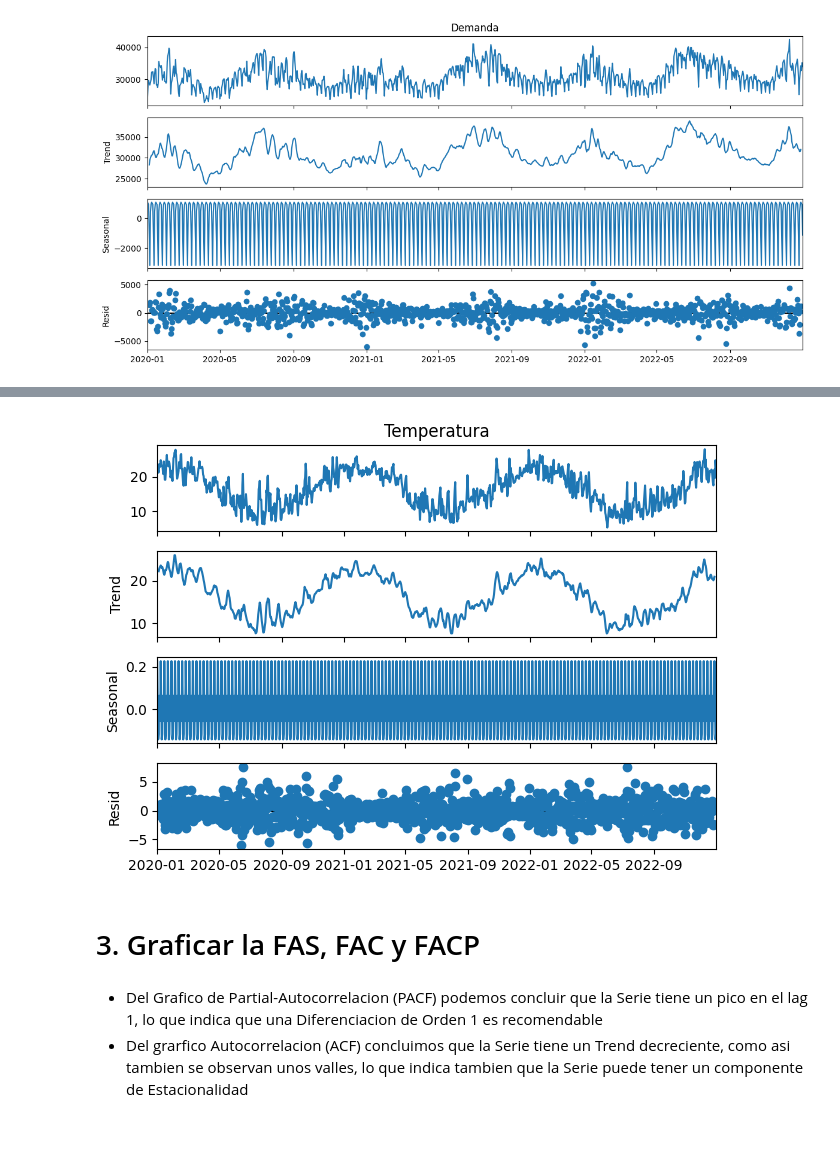
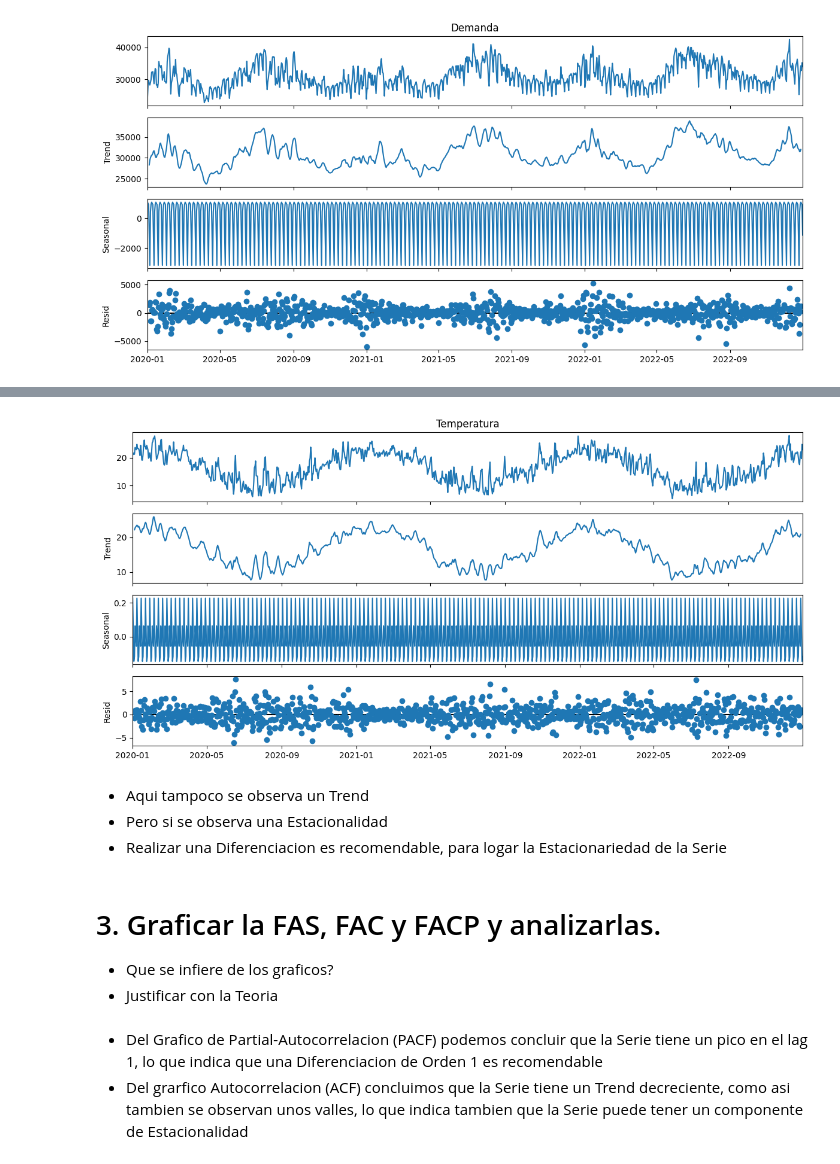
Before and after one commit to AndresMontesDeOca/TimeSeries, a Jupyter notebook: TP1_Ale_v3.ipynb, the cells around one changed output, grey strips where cells are left out. Drawn from its saved outputs; the diff is of its cells as text; code cells hidden in the pictures; blank space fills up the shorter version.

```diff
--- a/TP1_Ale_v3.ipynb
+++ b/TP1_Ale_v3.ipynb
@@ -333,6 +336,8 @@ plt.show()
 # %%
-# Viento
-decompose_viento = seasonal_decompose(data['Viento'], model='additive', period=7)
+# Plot the decomposed components
+plt.rcParams['figure.figsize'] = [12, 6]
+
+decompose_viento = seasonal_decompose(data['Viento'], model='additive')
 decompose_viento.plot()
 plt.show()
 # %% [output]
@@ -340,12 +350,20 @@ plt.show()
 # %%
-# Temperatura
-decompose_temperatura = seasonal_decompose(data['Temperatura'], model='additive', period=7)
+# Plot the decomposed components
+plt.rcParams['figure.figsize'] = [12, 6]
+
+decompose_temperatura = seasonal_decompose(data['Temperatura'], model='additive')
 decompose_temperatura.plot()
 plt.show()
 # %% [output]
-[figure, old version]
+[figure, new version]
+# %% [markdown]
+- Aqui tampoco se observa un Trend
+- Pero si se observa una Estacionalidad
+- Realizar una Diferenciacion es recomendable, para logar la Estacionariedad de la Serie
 # %% [markdown]
-# 3. Graficar la FAS, FAC y FACP
+# 3. Graficar la FAS, FAC y FACP y analizarlas.
+- Que se infiere de los graficos?
+- Justificar con la Teoria
 # %%
 # Graficamos las Funciones de Autocorrelacion
 
```
Also changed, not shown: parts of 7 cells of this notebook.
